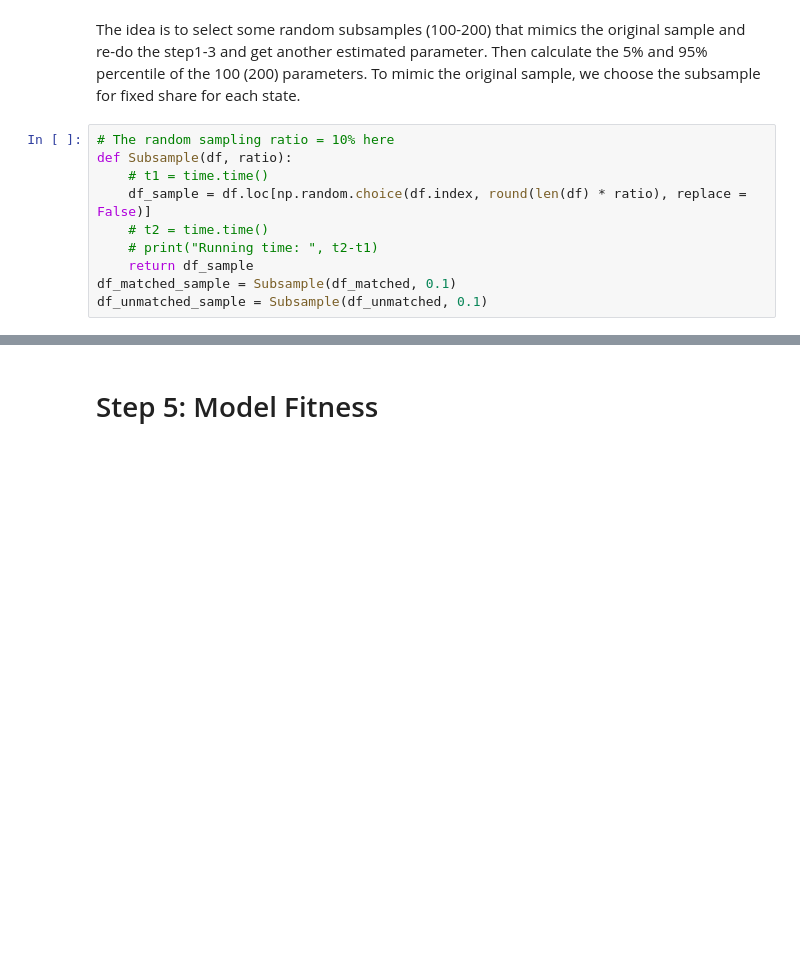
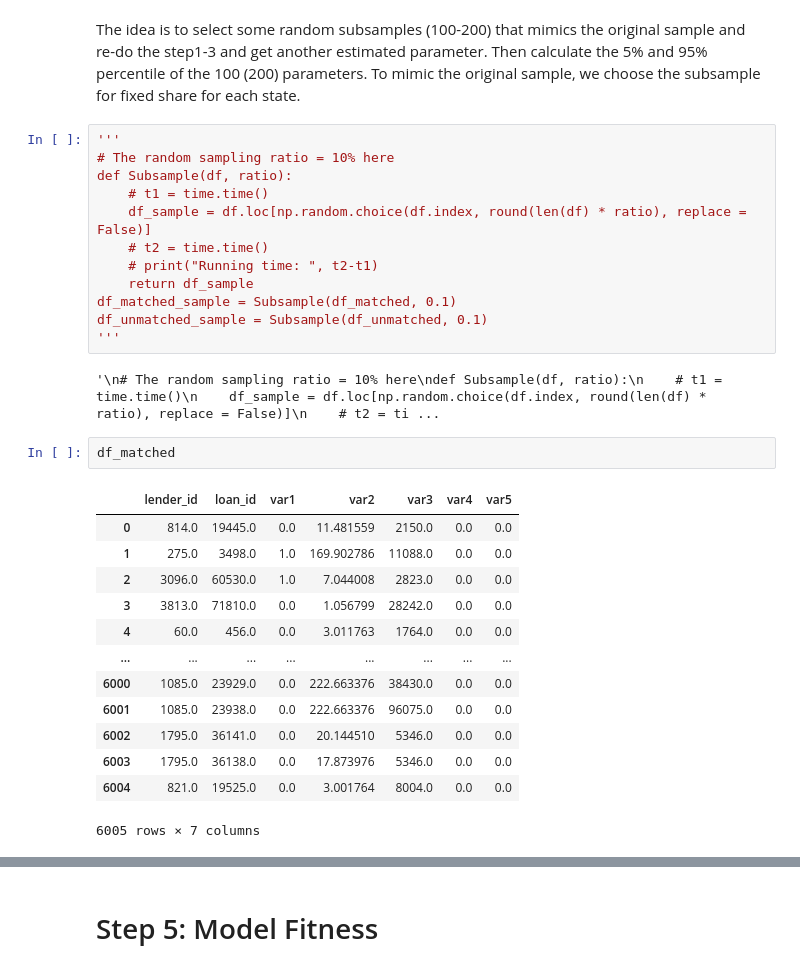
Before and after one commit to cxh1996108/DailyScripts, a Jupyter notebook: exchange_pairs.ipynb, the cells around one changed output, grey strips where cells are left out. Drawn from its saved outputs; the diff is of its cells as text; blank space fills up the shorter version.

```diff
--- a/exchange_pairs.ipynb
+++ b/exchange_pairs.ipynb
@@ -142,6 +148,7 @@ Running time:  0.19236969947814941
 The idea is to select some random subsamples (100-200) that mimics the original sample and re-do the step1-3 and get another estimated parameter. Then calculate the 5% and 95% percentile of the 100 (200) parameters.
 To mimic the original sample, we choose the subsample for fixed share for each state.
 # %%
+'''
 # The random sampling ratio = 10% here
 def Subsample(df, ratio):
     # t1 = time.time()
@@ -151,6 +158,25 @@ def Subsample(df, ratio):
     return df_sample
 df_matched_sample = Subsample(df_matched, 0.1)
 df_unmatched_sample = Subsample(df_unmatched, 0.1)
+'''
+# %% [output]
+'\n# The random sampling ratio = 10% here\ndef Subsample(df, ratio):\n    # t1 = time.time()\n    df_sample = df.loc[np.random.choice(df.index, round(len(df) * ratio), replace = False)]\n    # t2 = ti ...
+# %%
+df_matched
+# %% [output]
+|  | lender_id | loan_id | var1 | var2 | var3 | var4 | var5 |
+| 0 | 814.0 | 19445.0 | 0.0 | 11.481559 | 2150.0 | 0.0 | 0.0 |
+| 1 | 275.0 | 3498.0 | 1.0 | 169.902786 | 11088.0 | 0.0 | 0.0 |
+| 2 | 3096.0 | 60530.0 | 1.0 | 7.044008 | 2823.0 | 0.0 | 0.0 |
+| 3 | 3813.0 | 71810.0 | 0.0 | 1.056799 | 28242.0 | 0.0 | 0.0 |
+| 4 | 60.0 | 456.0 | 0.0 | 3.011763 | 1764.0 | 0.0 | 0.0 |
+| ... | ... | ... | ... | ... | ... | ... | ... |
+| 6000 | 1085.0 | 23929.0 | 0.0 | 222.663376 | 38430.0 | 0.0 | 0.0 |
+| 6001 | 1085.0 | 23938.0 | 0.0 | 222.663376 | 96075.0 | 0.0 | 0.0 |
+| 6002 | 1795.0 | 36141.0 | 0.0 | 20.144510 | 5346.0 | 0.0 | 0.0 |
+| 6003 | 1795.0 | 36138.0 | 0.0 | 17.873976 | 5346.0 | 0.0 | 0.0 |
+| 6004 | 821.0 | 19525.0 | 0.0 | 3.001764 | 8004.0 | 0.0 | 0.0 |
+6005 rows × 7 columns
 # %%
 # num is the # of random samples(or the # of simulations)
 # ratio is the random sampling ratio, which is 10% here
```
Also changed, not shown: parts of 16 cells of this notebook.
